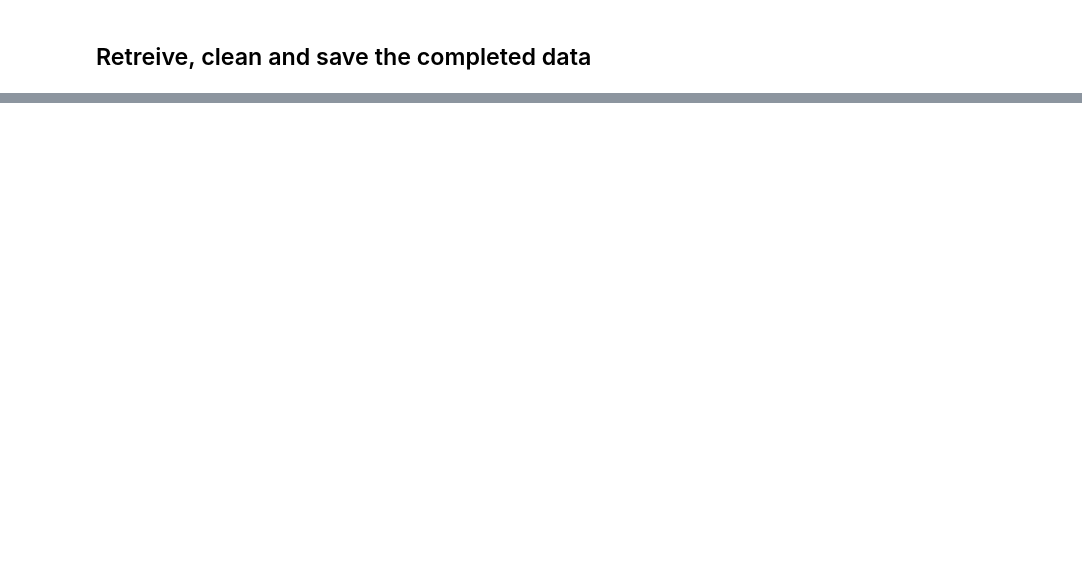
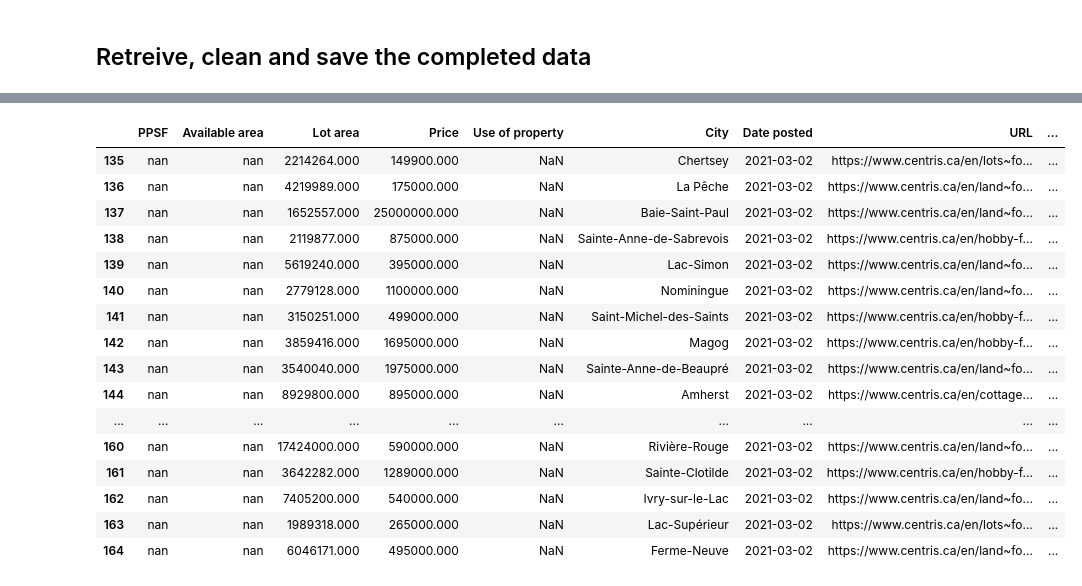
Before and after one commit to pilfo/WebScraping-RealEstate, a Jupyter notebook: Selenium Centris.ipynb, the cells around one changed output, grey strips where cells are left out. Saved outputs shown, nothing was run; the diff lists cells and outputs as text; code cells hidden in the pictures; blank space fills up the shorter version.

```diff
--- a/Selenium Centris.ipynb
+++ b/Selenium Centris.ipynb
@@ -261,4 +308,4 @@ partition_of_incomplete_df = partition_dataframe(df, proxies)
 # %%
 #manually concatenate the dataframe slices
-listings = pd.concat([df0, df1, df2])
+listings = pd.concat([df0, df1, df2, df3])
 listings
@@ -265,13 +326,7 @@ listings
 # %%
 #clean the data
-import ast
-
 #listings_type: one of ['land', 'industrial']. The cleaning slightly differs based on the listing types
 def clean_listings_data(listings, listings_type):
-
-    #delete the columns
-#     if listings_type == 'land':
-#         listings.drop(['Rooms', 'Bedrooms', 'Bathrooms', 'Potential gross revenue'], axis=1, inplace=True)
 
     #add column to indicate if we calculated the ppsf from the price
     listings['PPSF calculated from price'] = False
@@ -286,7 +341,7 @@ def clean_listings_data(listings, listings_type):
     #once there are no listings with ppsm , delete the PPSM column
     listings.drop(['PPSM'], axis=1, inplace=True)
 
-    #if an available area is of the form: From x sqft to Y sqft, convert to Y sqft
+    #if an available area is of the form: From X sqft to Y sqft, convert to Y sqft
     def extract_available_area(available_area_value):
         if pd.isna(available_area_value):
             return None
@@ -345,13 +400,8 @@ def clean_listings_data(listings, listings_type):
             print(f'The listings: {null_price_boolean_array.index[null_price_boolean_array].tolist()} had null prices. Their prices have now been calculated with "PPSF*{area_of_interest}"')
 
         return listings
-
     listings = complete_ppsf_and_price(listings, listings_type)
 
-
-
     return listings
-
-listings = clean_listings_data(listings, 'land')
-
+listings = clean_listings_data(listings, 'industrial')
 listings
@@ -358,10 +424,8 @@ listings
 # %%
 #calculate the duration and distance of each listing using google api
-def compute_dur_and_dist_using_google_api(row):
+def compute_dur_and_dist_using_google_api(row, google_api_key):
     url ='https://maps.googleapis.com/maps/api/distancematrix/json?'
-    google_api_key = 'AIzaSyCwRGlfkSeMyWieXt402ccN5fM1tUS4XtU'
-    origin = '3785+John-Lyman+QC+Canada'
-
+    origin = '3785+John-Lyman+QC+Canada+H4R3N3'
     dest = row['Street'] + '+' + row['City'] + '+QC'
     dest = '+'.join(dest.replace(',', '').split())
 
@@ -374,11 +438,10 @@ def compute_dur_and_dist_using_google_api(row):
     row['km'] = round(distance/1000)
     return row
 
-listings = listings.apply(compute_dur_and_dist_using_google_api, axis=1)
+#get the google_api_key
+path_to_google_api_key = r'C:\Users\davo9\anaconda3\envs\webscraping\Webscraping_Projects\Real_Estate\Centris\Secrets\Google_api_key.txt'
+with open(path_to_google_api_key, 'r') as f:
+    google_api_key = f.read()
 
-#sort the listings by ascending PPSF
-listings = listings.sort_values(by='PPSF', ignore_index=True)
-
-#Save statistics in the stats dataframe in order to write it to excel
-stats = listings.describe()
+listings = listings.apply(compute_dur_and_dist_using_google_api, google_api_key=google_api_key, axis=1)
 listings
@@ -385,7 +478,0 @@ listings
-# %%
-#find the new listings and the ones that were delisted by comparing with the last listings
-#l = ['PPSF', 'Lot area', 'Price', 'Time', 'City', 'Zoning', 'URL', 'Google maps', 'Description', 'Category', 'Street' ,'Additional', 'features', 'Year built', 'km', 'PPSF calculated from price', 'PPSF calculated from PPSM']
-
-old = pd.read_excel(r'C:\Users\davo9\anaconda3\envs\webscraping\Webscraping_Projects\Real_Estate\Centris\Data\Centris_Waterfront_Lands_1.3Msqft+_2020-12-24.xlsx')
-old.drop(columns=['PPSF calculated from PPSM'], inplace=True)
-old
@@ -428,0 +645,20 @@ save_xlsx(worksheet_dict = worksheet_dict, path=r'C:\Users\davo9\anaconda3\envs\
+# %%
+current.tail(30)
+# %% [output]
+|  | PPSF | Available area | Lot area | Price | Use of property | City | Date posted | URL | ... |
+| 135 | nan | nan | 2214264.000 | 149900.000 | NaN | Chertsey | 2021-03-02 | https://www.centris.ca/en/lots~fo... | ... |
+| 136 | nan | nan | 4219989.000 | 175000.000 | NaN | La Pêche | 2021-03-02 | https://www.centris.ca/en/land~fo... | ... |
+| 137 | nan | nan | 1652557.000 | 25000000.000 | NaN | Baie-Saint-Paul | 2021-03-02 | https://www.centris.ca/en/land~fo... | ... |
+| 138 | nan | nan | 2119877.000 | 875000.000 | NaN | Sainte-Anne-de-Sabrevois | 2021-03-02 | https://www.centris.ca/en/hobby-f... | ... |
+| 139 | nan | nan | 5619240.000 | 395000.000 | NaN | Lac-Simon | 2021-03-02 | https://www.centris.ca/en/land~fo... | ... |
+| 140 | nan | nan | 2779128.000 | 1100000.000 | NaN | Nominingue | 2021-03-02 | https://www.centris.ca/en/land~fo... | ... |
+| 141 | nan | nan | 3150251.000 | 499000.000 | NaN | Saint-Michel-des-Saints | 2021-03-02 | https://www.centris.ca/en/hobby-f... | ... |
+| 142 | nan | nan | 3859416.000 | 1695000.000 | NaN | Magog | 2021-03-02 | https://www.centris.ca/en/hobby-f... | ... |
+| 143 | nan | nan | 3540040.000 | 1975000.000 | NaN | Sainte-Anne-de-Beaupré | 2021-03-02 | https://www.centris.ca/en/land~fo... | ... |
+| 144 | nan | nan | 8929800.000 | 895000.000 | NaN | Amherst | 2021-03-02 | https://www.centris.ca/en/cottage... | ... |
+| ... | ... | ... | ... | ... | ... | ... | ... | ... | ... |
+| 160 | nan | nan | 17424000.000 | 590000.000 | NaN | Rivière-Rouge | 2021-03-02 | https://www.centris.ca/en/land~fo... | ... |
+| 161 | nan | nan | 3642282.000 | 1289000.000 | NaN | Sainte-Clotilde | 2021-03-02 | https://www.centris.ca/en/hobby-f... | ... |
+| 162 | nan | nan | 7405200.000 | 540000.000 | NaN | Ivry-sur-le-Lac | 2021-03-02 | https://www.centris.ca/en/land~fo... | ... |
+| 163 | nan | nan | 1989318.000 | 265000.000 | NaN | Lac-Supérieur | 2021-03-02 | https://www.centris.ca/en/lots~fo... | ... |
+| 164 | nan | nan | 6046171.000 | 495000.000 | NaN | Ferme-Neuve | 2021-03-02 | https://www.centris.ca/en/land~fo... | ... |
```
Also changed, not shown: parts of 19 cells of this notebook.
